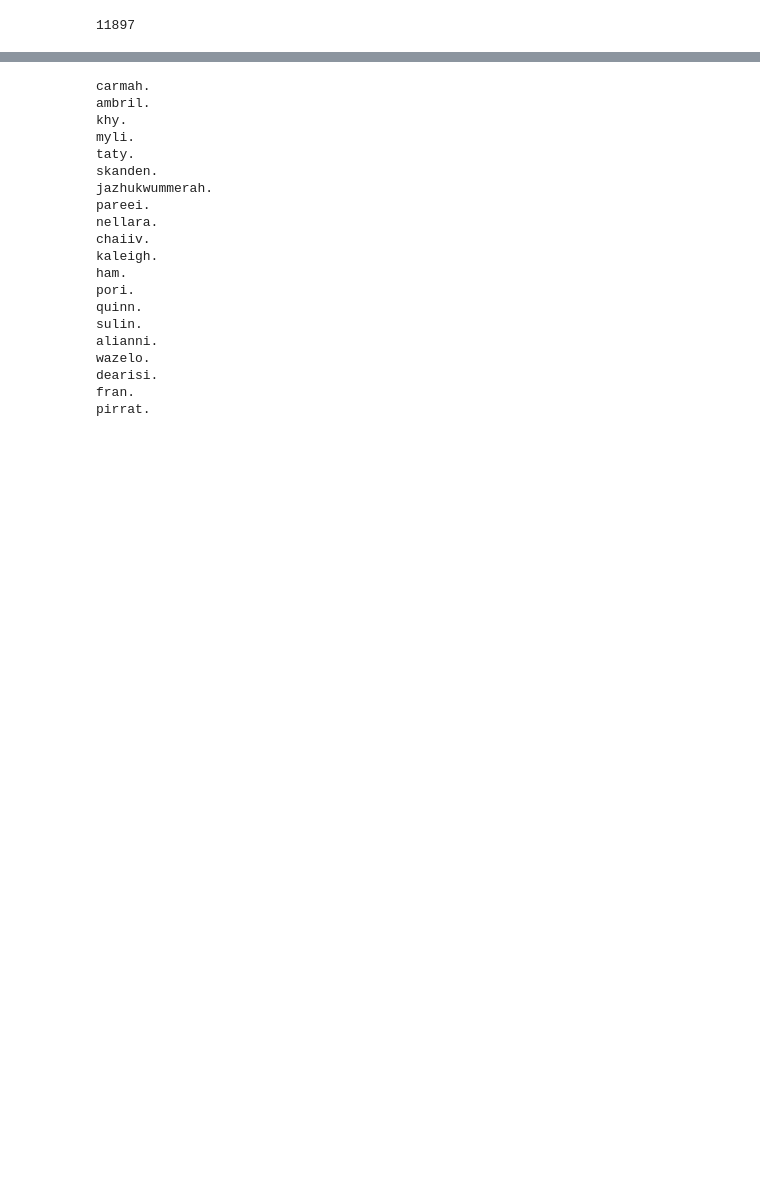
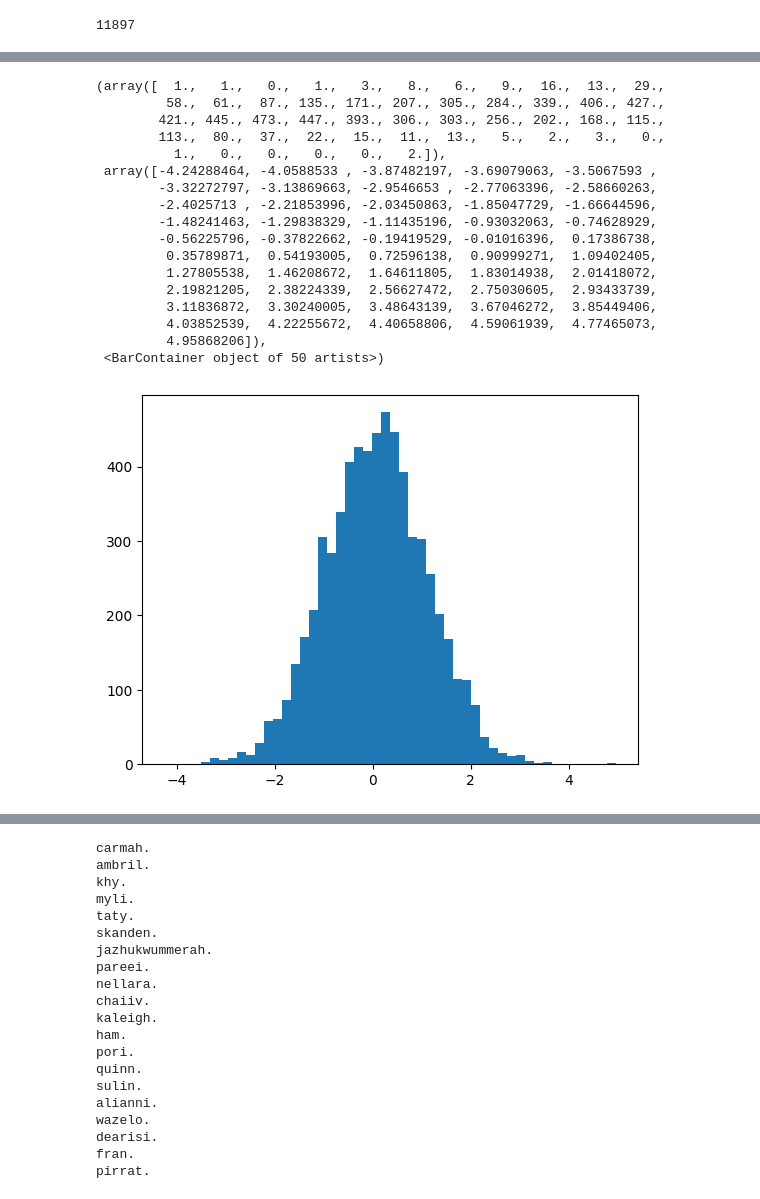
Before and after one commit to niuers/makemore, a Jupyter notebook: makemore.ipynb, the cells around one changed output, grey strips where cells are left out. Drawn from its saved outputs; the diff is of its cells as text; code cells hidden in the pictures; blank space fills up the shorter version.

```diff
--- a/makemore.ipynb
+++ b/makemore.ipynb
@@ -706,0 +751,21 @@ print(loss.item())
+# %%
+plt.hist(hpreact.view(-1).tolist(), 50)
+# %% [output]
+(array([  1.,   1.,   0.,   1.,   3.,   8.,   6.,   9.,  16.,  13.,  29.,
+         58.,  61.,  87., 135., 171., 207., 305., 284., 339., 406., 427.,
+        421., 445., 473., 447., 393., 306., 303., 256., 202., 168., 115.,
+        113.,  80.,  37.,  22.,  15.,  11.,  13.,   5.,   2.,   3.,   0.,
+          1.,   0.,   0.,   0.,   0.,   2.]),
+ array([-4.24288464, -4.0588533 , -3.87482197, -3.69079063, -3.5067593 ,
+        -3.32272797, -3.13869663, -2.9546653 , -2.77063396, -2.58660263,
+        -2.4025713 , -2.21853996, -2.03450863, -1.85047729, -1.66644596,
+        -1.48241463, -1.29838329, -1.11435196, -0.93032063, -0.74628929,
+        -0.56225796, -0.37822662, -0.19419529, -0.01016396,  0.17386738,
+         0.35789871,  0.54193005,  0.72596138,  0.90999271,  1.09402405,
+         1.27805538,  1.46208672,  1.64611805,  1.83014938,  2.01418072,
+         2.19821205,  2.38224339,  2.56627472,  2.75030605,  2.93433739,
+         3.11836872,  3.30240005,  3.48643139,  3.67046272,  3.85449406,
+         4.03852539,  4.22255672,  4.40658806,  4.59061939,  4.77465073,
+         4.95868206]),
+ <BarContainer object of 50 artists>)
+[figure, added]
```
Also changed, not shown: parts of 14 cells of this notebook.
